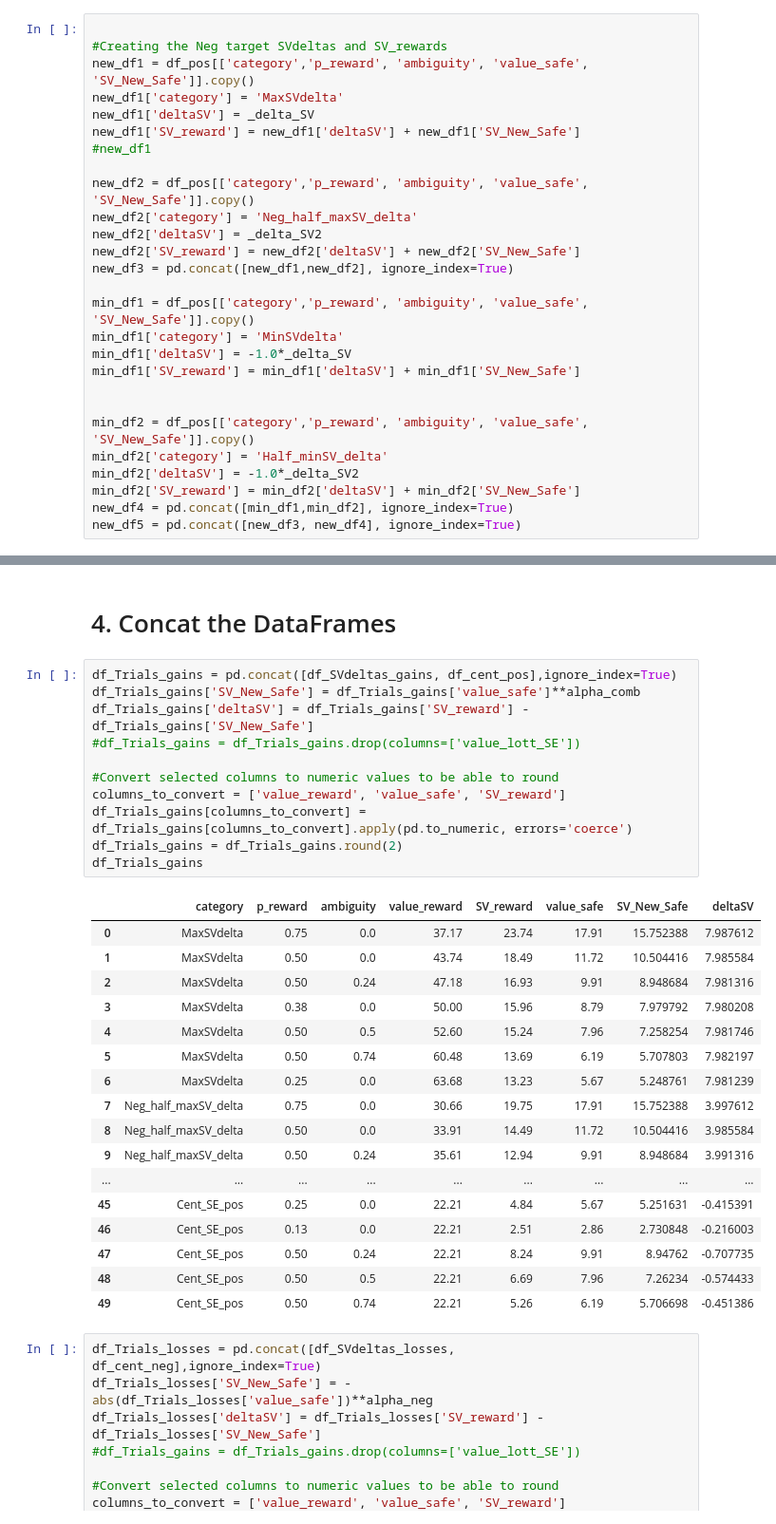
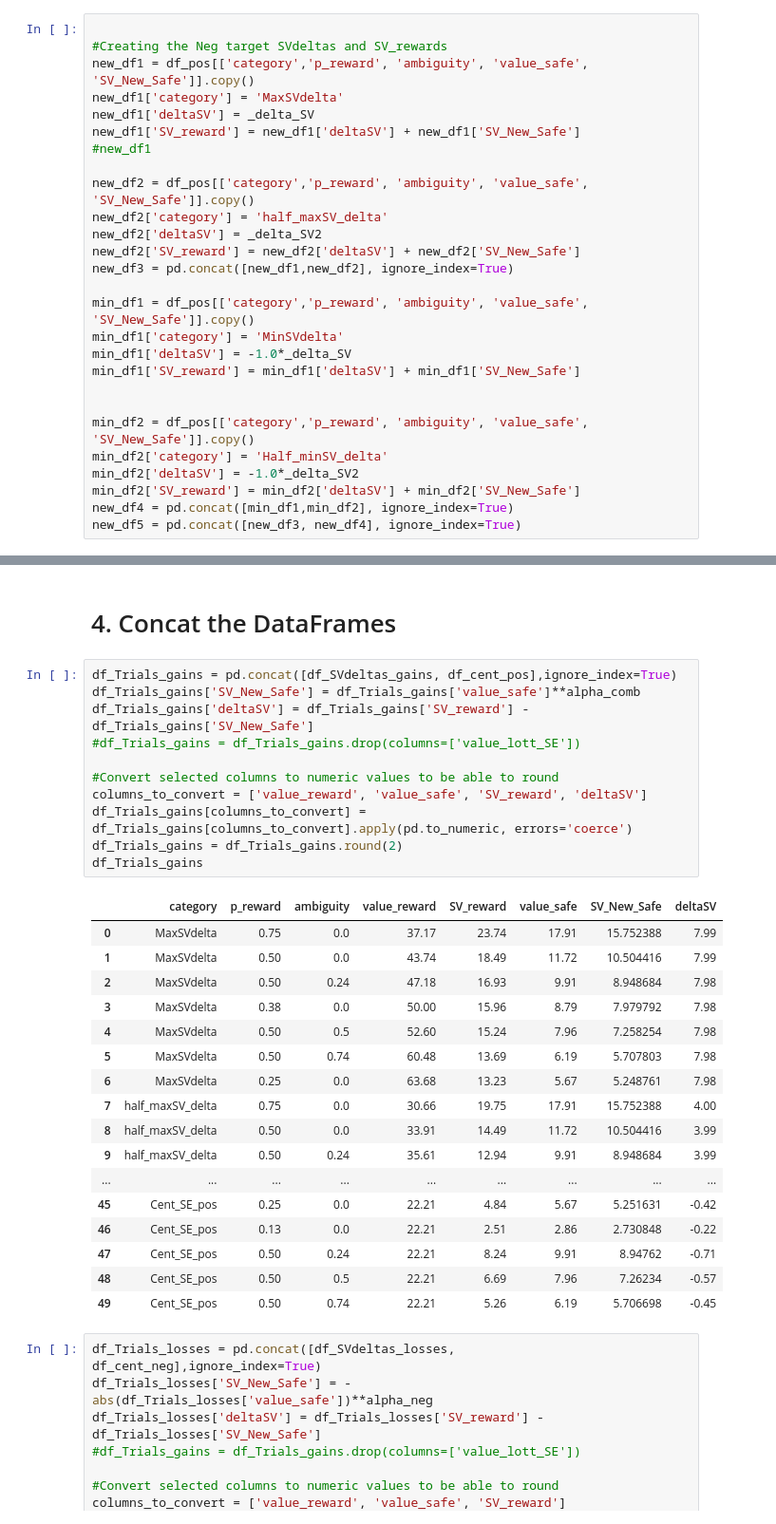
Before and after one commit to CDN-Lab/Intracraneal_electrodes, a Jupyter notebook: uncertaintyencoding.ipynb, the cells around one changed output, grey strips where cells are left out. Shown at 95% size. Drawn from its saved outputs; the diff is of its cells as text.

```diff
--- a/uncertaintyencoding.ipynb
+++ b/uncertaintyencoding.ipynb
@@ -352,7 +352,7 @@ new_df1['SV_reward'] = new_df1['deltaSV'] + new_df1['SV_New_Safe']
 #new_df1
 
 new_df2 = df_pos[['category','p_reward', 'ambiguity', 'value_safe', 'SV_New_Safe']].copy()
-new_df2['category'] = 'Neg_half_maxSV_delta'
+new_df2['category'] = 'half_maxSV_delta'
 new_df2['deltaSV'] = _delta_SV2
 new_df2['SV_reward'] = new_df2['deltaSV'] + new_df2['SV_New_Safe']
 new_df3 = pd.concat([new_df1,new_df2], ignore_index=True)
@@ -467,32 +467,32 @@ df_SVdeltas_losses =  calculate_value_reward_losses(neg_df, alpha_neg, beta_neg)
 # %%
 df_Trials_gains = pd.concat([df_SVdeltas_gains, df_cent_pos],ignore_index=True)
 df_Trials_gains['SV_New_Safe'] = df_Trials_gains['value_safe']**alpha_comb
 df_Trials_gains['deltaSV'] = df_Trials_gains['SV_reward'] - df_Trials_gains['SV_New_Safe']
 #df_Trials_gains = df_Trials_gains.drop(columns=['value_lott_SE'])
 
 #Convert selected columns to numeric values to be able to round
-columns_to_convert = ['value_reward', 'value_safe', 'SV_reward']
+columns_to_convert = ['value_reward', 'value_safe', 'SV_reward', 'deltaSV']
 df_Trials_gains[columns_to_convert] = df_Trials_gains[columns_to_convert].apply(pd.to_numeric, errors='coerce')
 df_Trials_gains = df_Trials_gains.round(2)
 df_Trials_gains
 # %% [output]
 |  | category | p_reward | ambiguity | value_reward | SV_reward | value_safe | SV_New_Safe | deltaSV |
-| 0 | MaxSVdelta | 0.75 | 0.0 | 37.17 | 23.74 | 17.91 | 15.752388 | 7.987612 |
-| 1 | MaxSVdelta | 0.50 | 0.0 | 43.74 | 18.49 | 11.72 | 10.504416 | 7.985584 |
-| 2 | MaxSVdelta | 0.50 | 0.24 | 47.18 | 16.93 | 9.91 | 8.948684 | 7.981316 |
-| 3 | MaxSVdelta | 0.38 | 0.0 | 50.00 | 15.96 | 8.79 | 7.979792 | 7.980208 |
-| 4 | MaxSVdelta | 0.50 | 0.5 | 52.60 | 15.24 | 7.96 | 7.258254 | 7.981746 |
-| 5 | MaxSVdelta | 0.50 | 0.74 | 60.48 | 13.69 | 6.19 | 5.707803 | 7.982197 |
-| 6 | MaxSVdelta | 0.25 | 0.0 | 63.68 | 13.23 | 5.67 | 5.248761 | 7.981239 |
-| 7 | Neg_half_maxSV_delta | 0.75 | 0.0 | 30.66 | 19.75 | 17.91 | 15.752388 | 3.997612 |
-| 8 | Neg_half_maxSV_delta | 0.50 | 0.0 | 33.91 | 14.49 | 11.72 | 10.504416 | 3.985584 |
-| 9 | Neg_half_maxSV_delta | 0.50 | 0.24 | 35.61 | 12.94 | 9.91 | 8.948684 | 3.991316 |
+| 0 | MaxSVdelta | 0.75 | 0.0 | 37.17 | 23.74 | 17.91 | 15.752388 | 7.99 |
+| 1 | MaxSVdelta | 0.50 | 0.0 | 43.74 | 18.49 | 11.72 | 10.504416 | 7.99 |
+| 2 | MaxSVdelta | 0.50 | 0.24 | 47.18 | 16.93 | 9.91 | 8.948684 | 7.98 |
+| 3 | MaxSVdelta | 0.38 | 0.0 | 50.00 | 15.96 | 8.79 | 7.979792 | 7.98 |
+| 4 | MaxSVdelta | 0.50 | 0.5 | 52.60 | 15.24 | 7.96 | 7.258254 | 7.98 |
+| 5 | MaxSVdelta | 0.50 | 0.74 | 60.48 | 13.69 | 6.19 | 5.707803 | 7.98 |
+| 6 | MaxSVdelta | 0.25 | 0.0 | 63.68 | 13.23 | 5.67 | 5.248761 | 7.98 |
+| 7 | half_maxSV_delta | 0.75 | 0.0 | 30.66 | 19.75 | 17.91 | 15.752388 | 4.00 |
+| 8 | half_maxSV_delta | 0.50 | 0.0 | 33.91 | 14.49 | 11.72 | 10.504416 | 3.99 |
+| 9 | half_maxSV_delta | 0.50 | 0.24 | 35.61 | 12.94 | 9.91 | 8.948684 | 3.99 |
 | ... | ... | ... | ... | ... | ... | ... | ... | ... |
-| 45 | Cent_SE_pos | 0.25 | 0.0 | 22.21 | 4.84 | 5.67 | 5.251631 | -0.415391 |
-| 46 | Cent_SE_pos | 0.13 | 0.0 | 22.21 | 2.51 | 2.86 | 2.730848 | -0.216003 |
-| 47 | Cent_SE_pos | 0.50 | 0.24 | 22.21 | 8.24 | 9.91 | 8.94762 | -0.707735 |
-| 48 | Cent_SE_pos | 0.50 | 0.5 | 22.21 | 6.69 | 7.96 | 7.26234 | -0.574433 |
-| 49 | Cent_SE_pos | 0.50 | 0.74 | 22.21 | 5.26 | 6.19 | 5.706698 | -0.451386 |
+| 45 | Cent_SE_pos | 0.25 | 0.0 | 22.21 | 4.84 | 5.67 | 5.251631 | -0.42 |
+| 46 | Cent_SE_pos | 0.13 | 0.0 | 22.21 | 2.51 | 2.86 | 2.730848 | -0.22 |
+| 47 | Cent_SE_pos | 0.50 | 0.24 | 22.21 | 8.24 | 9.91 | 8.94762 | -0.71 |
+| 48 | Cent_SE_pos | 0.50 | 0.5 | 22.21 | 6.69 | 7.96 | 7.26234 | -0.57 |
+| 49 | Cent_SE_pos | 0.50 | 0.74 | 22.21 | 5.26 | 6.19 | 5.706698 | -0.45 |
 # %%
 df_Trials_losses = pd.concat([df_SVdeltas_losses, df_cent_neg],ignore_index=True)
 df_Trials_losses['SV_New_Safe'] = -abs(df_Trials_losses['value_safe'])**alpha_neg
```
Also changed, not shown: parts of 6 cells of this notebook, 2 other files.
